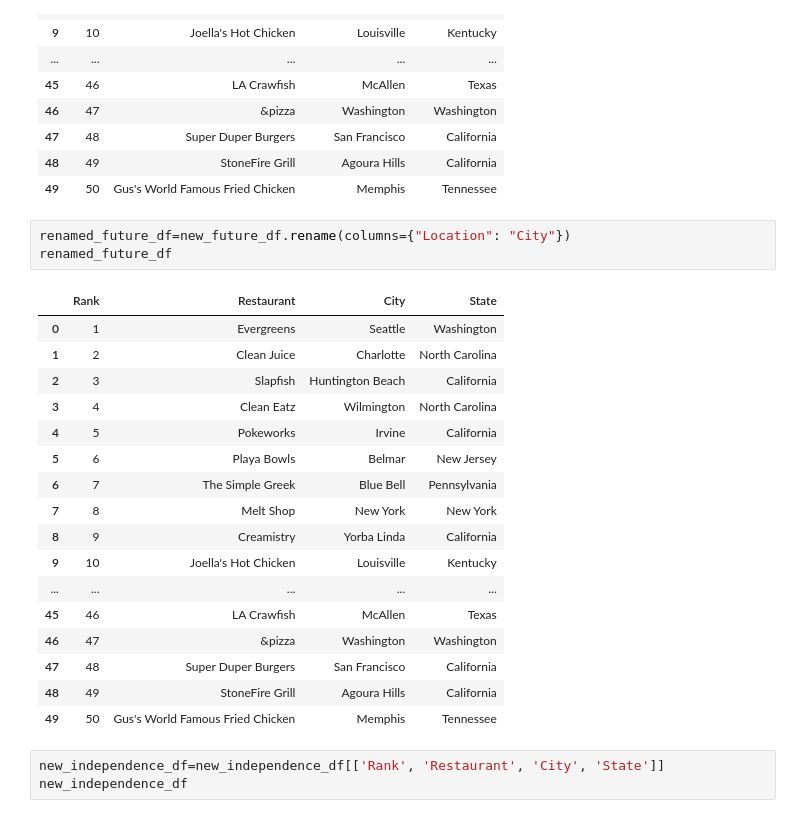
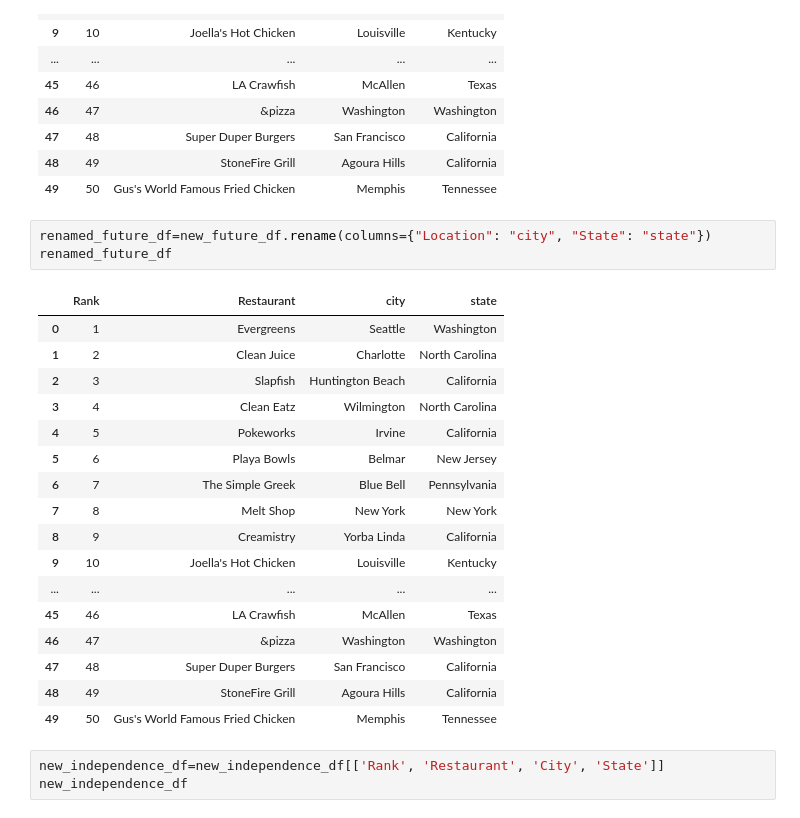
Before and after one commit to AliceSartori/ProjectETL, a Jupyter notebook: sam/ETL Project - Restaurant.ipynb, the cells around one changed output. Drawn from its saved outputs; the diff is of its cells as text.

```diff
--- a/sam/ETL Project - Restaurant.ipynb
+++ b/sam/ETL Project - Restaurant.ipynb
@@ -193,10 +193,10 @@ new_future_df
 | 48 | 49 | StoneFire Grill | Agoura Hills | California |
 | 49 | 50 | Gus's World Famous Fried Chicken | Memphis | Tennessee |
 # %%
-renamed_future_df=new_future_df.rename(columns={"Location": "City"})
+renamed_future_df=new_future_df.rename(columns={"Location": "city", "State": "state"})
 renamed_future_df
 # %% [output]
-|  | Rank | Restaurant | City | State |
+|  | Rank | Restaurant | city | state |
 | 0 | 1 | Evergreens | Seattle | Washington |
 | 1 | 2 | Clean Juice | Charlotte | North Carolina |
 | 2 | 3 | Slapfish | Huntington Beach | California |
```
Also changed, not shown: parts of 1 cell of this notebook.
